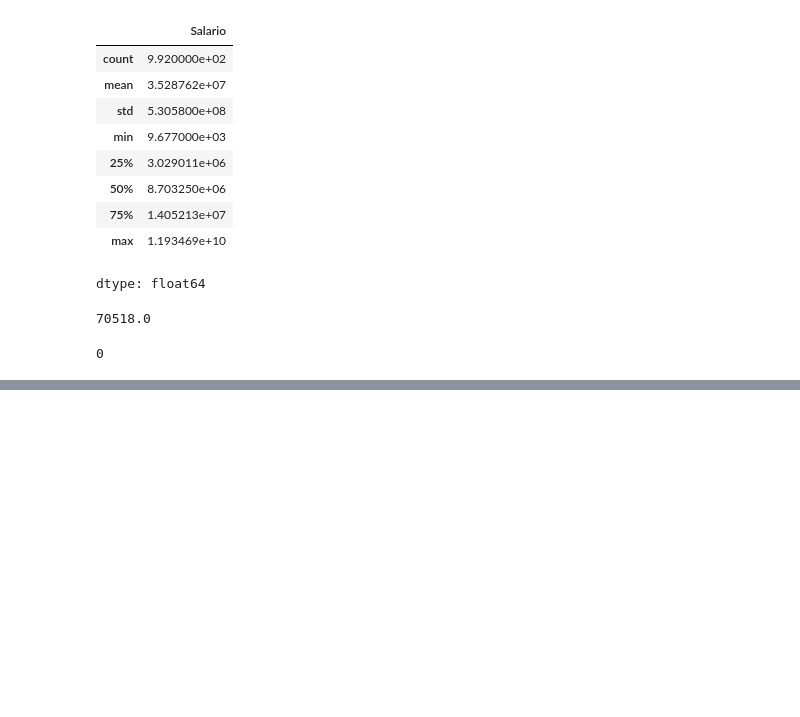
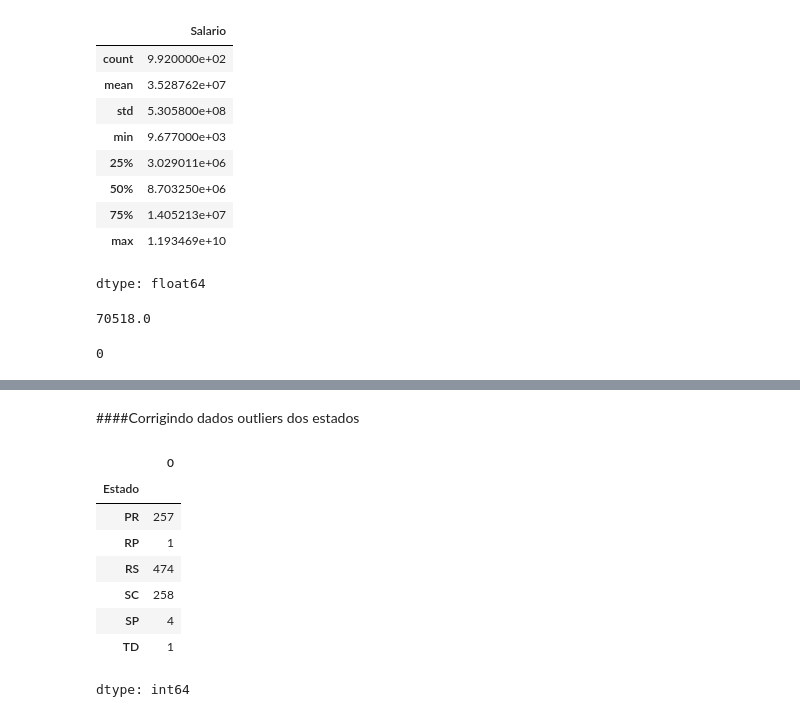
Before and after one commit to oliveiraprg/formacao-cientista-de-dados, a Jupyter notebook: limpeza_de_dados.ipynb, the cells around one changed output, grey strips where cells are left out. Saved outputs shown, nothing was run; the diff lists cells and outputs as text; code cells hidden in the pictures; blank space fills up the shorter version.

```diff
--- a/limpeza_de_dados.ipynb
+++ b/limpeza_de_dados.ipynb
@@ -223,0 +289,3 @@ dataset['Salario'].isnull().sum()
+# %%
+#Prenchendo NAs com a MODA
+dataset['Genero'].fillna('Masculino', inplace=True)
@@ -223,0 +297,7 @@ dataset['Salario'].isnull().sum()
+# %%
+#Padronizar os valores de acordo com o domínio
+dataset.loc[dataset['Genero'] == 'M', 'Genero'] = 'Masculino'
+dataset.loc[dataset['Genero'].isin(['Fem', 'F']), 'Genero'] = 'Masculino'
+#visualizando os resultados
+agrupado = dataset.groupby(['Genero']).size()
+agrupado
@@ -223,0 +310,16 @@ dataset['Salario'].isnull().sum()
+# %% [markdown]
+####Corrigindo dados outliers dos estados
+# %%
+#Verificando dados fora do domínio
+agrupado = dataset.groupby(['Estado']).size()
+agrupado
+# %% [output]
+|  | 0 |
+| Estado |  |
+| PR | 257 |
+| RP | 1 |
+| RS | 474 |
+| SC | 258 |
+| SP | 4 |
+| TD | 1 |
+dtype: int64
```
Also changed, not shown: parts of 18 cells of this notebook.
